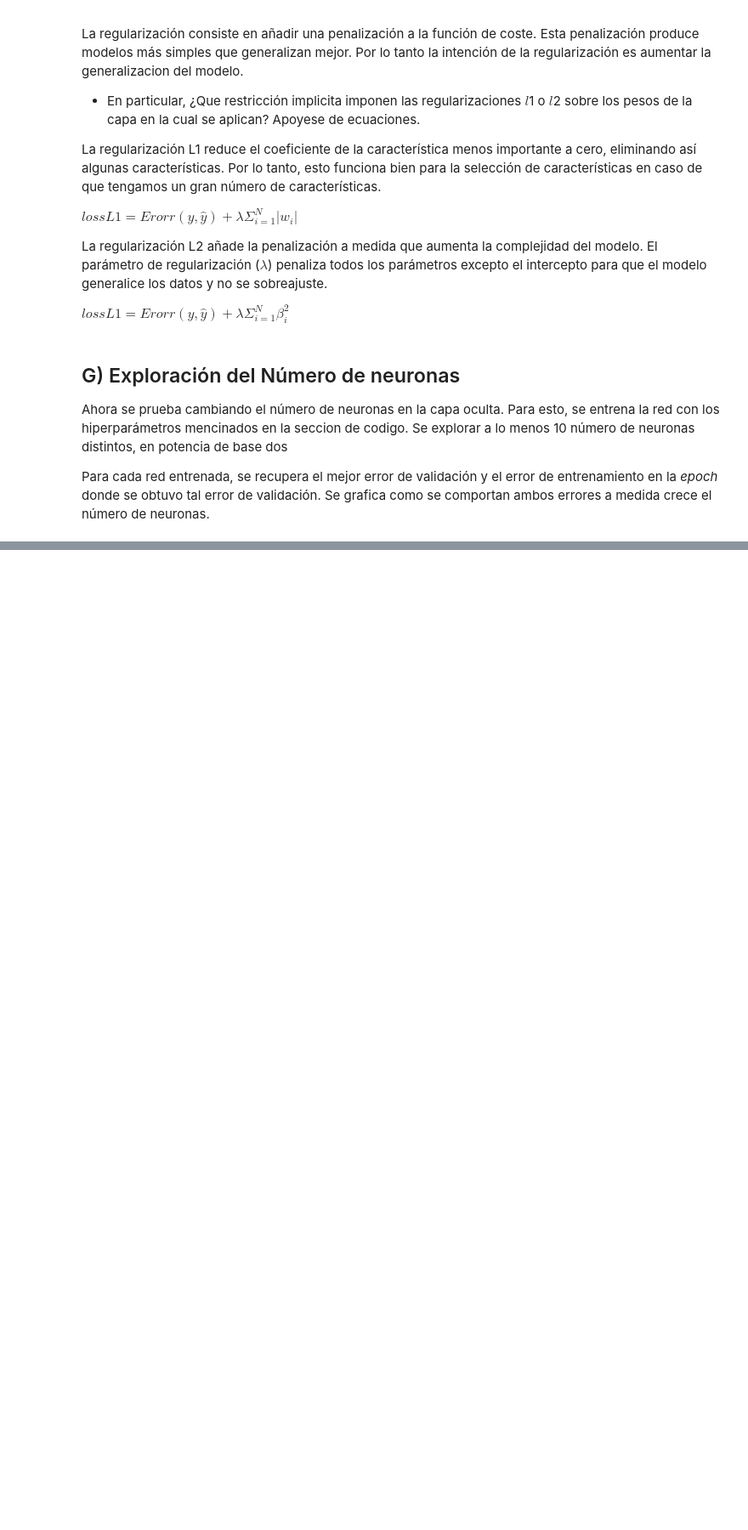
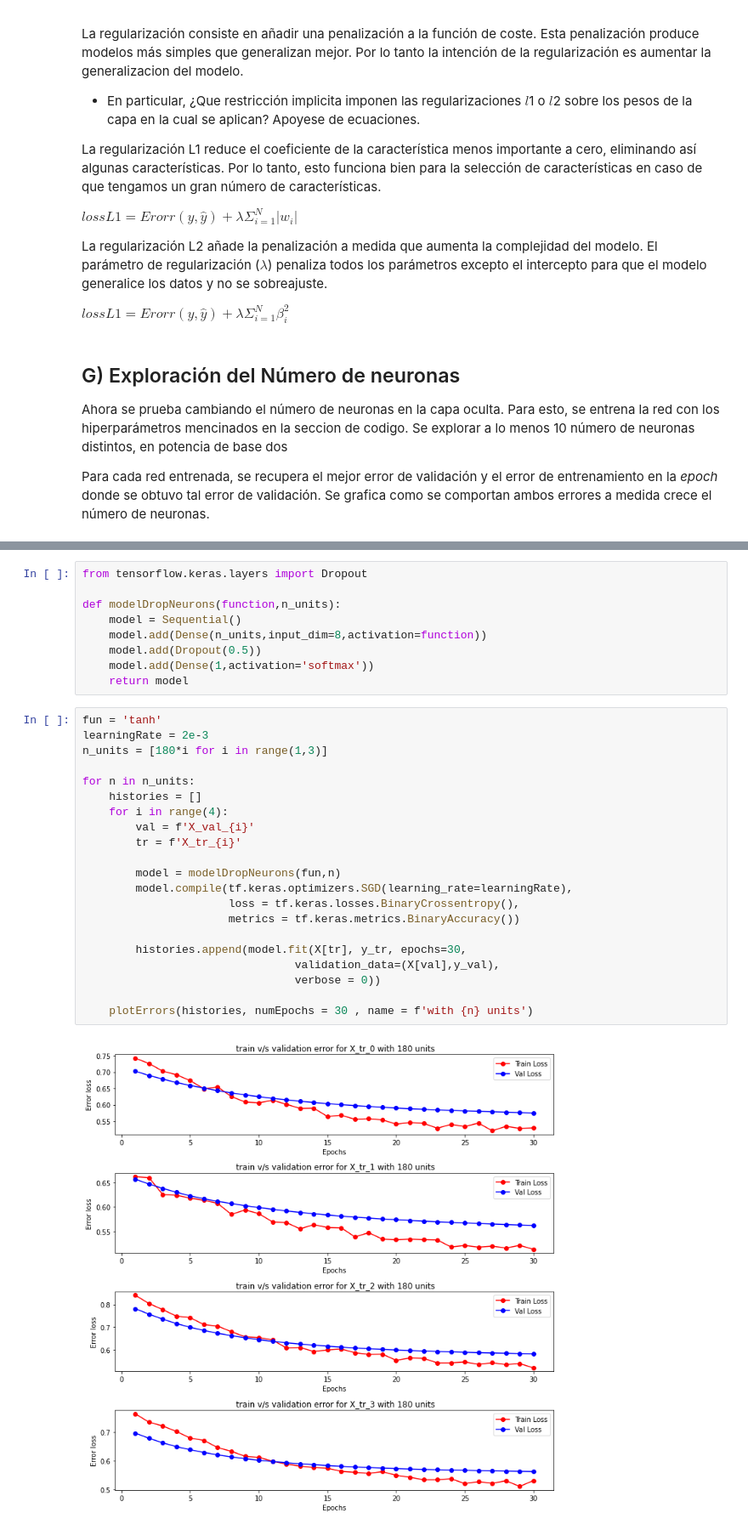
Before and after one commit to yeriel/Latin_accent_classifications, a Jupyter notebook: Tarea_Guiada_1.ipynb, the cells around one changed output, grey strips where cells are left out. Shown at 85% size. Cells and saved outputs as stored; diff of their text form; blank space fills up the shorter version.

```diff
--- a/Tarea_Guiada_1.ipynb
+++ b/Tarea_Guiada_1.ipynb
@@ -737,0 +759,32 @@ Comentar graficos
+# %%
+from tensorflow.keras.layers import Dropout
+
+def modelDropNeurons(function,n_units):
+    model = Sequential()
+    model.add(Dense(n_units,input_dim=8,activation=function))
+    model.add(Dropout(0.5))
+    model.add(Dense(1,activation='softmax'))
+    return model
+# %%
+fun = 'tanh'
+learningRate = 2e-3
+n_units = [180*i for i in range(1,3)]
+
+for n in n_units:
+    histories = []
+    for i in range(4):
+        val = f'X_val_{i}'
+        tr = f'X_tr_{i}'
+
+        model = modelDropNeurons(fun,n)
+        model.compile(tf.keras.optimizers.SGD(learning_rate=learningRate),
+                      loss = tf.keras.losses.BinaryCrossentropy(),
+                      metrics = tf.keras.metrics.BinaryAccuracy())
+
+        histories.append(model.fit(X[tr], y_tr, epochs=30,
+                                validation_data=(X[val],y_val),
+                                verbose = 0))
+
+    plotErrors(histories, numEpochs = 30 , name = f'with {n} units')
+# %% [output]
+[figure, added]
```
Also changed, not shown: parts of 29 cells of this notebook.
